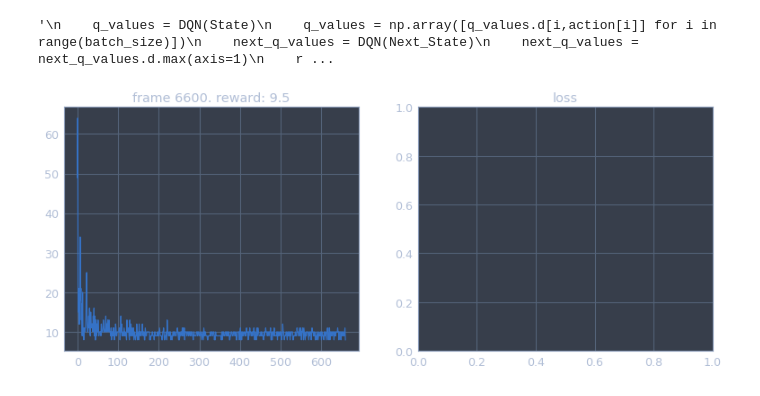
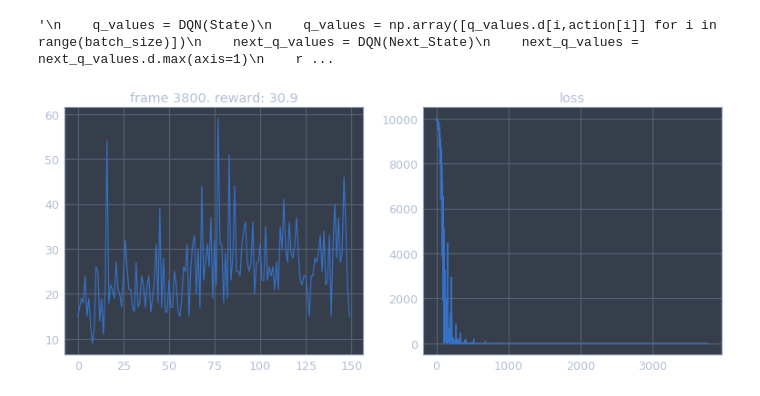
Before and after one commit to kinopiiiii/NNabla_RL, a Jupyter notebook: dqn_nnabla.ipynb, the cells around one changed output. Cells and saved outputs as stored; diff of their text form; code cells hidden in the pictures.

```diff
--- a/dqn_nnabla.ipynb
+++ b/dqn_nnabla.ipynb
@@ -101,12 +101,10 @@ def DQN(state):
 
 def act(state, epsilon):
     if random.random() > epsilon:
-        State = nn.Variable([state_size, state_num])
         State.d = state
-        q_value = DQN(State)
-        action  = np.argmax(q_value.d)
-        print("q_value.d",q_value.d)
-#        print("action:",action)
+        Q.forward()
+        action  = np.argmax(Q.d)
+#        print("q_value.d",Q.d[0])
     else:
         action = random.randrange(action_num)
     return action
@@ -170,5 +169,6 @@ loss = F.squared_error(Q, t)
 # %%
 def compute_td_loss(batch_size):
+    global State, Q, t, loss
     #リプレイサンプル
     state, action, reward, next_state, done = replay_buffer.sample(batch_size)
     #変数代入
@@ -181,9 +181,9 @@ def compute_td_loss(batch_size):
     solver.update()
 #    print("DQN_loss",loss.d)
 #    Q = DQN(State)
-    print("Q1 :",Q.d)
-    Q.forward()
-    print("Q2 :",Q.d)
+#    print("Q1 :",Q.d)
+#    Q.forward()
+#    print("Q2 :",Q.d)
     return loss
 """
     q_values = DQN(State)
@@ -213,31 +213,28 @@ def plot(frame, rewards, losses):
     plt.plot(rewards)
     plt.subplot(132)
     plt.title('loss')
-#    plt.plot(losses)
+    plt.plot(losses)
     plt.show()
 # %%
 state = env.reset()
 nn.clear_parameters()
 for frame in range(1, max_frames):
     epsilon = epsilon_by_frame(frame)
     action = act(state, epsilon)
     next_state, reward, done, _ = env.step(action)
     replay_buffer.push(state, action, reward, next_state, done)
     state = next_state
     episode_reward += reward
-#    print(state,frame)
 #    env.render()
     if done:
-#        print("done")
         state = env.reset()
         overall_rewards.append(episode_reward)
         episode_reward = 0
 
     if len(replay_buffer) > batch_size:
         loss = compute_td_loss(batch_size)
-#        losses.append(loss.data[0])
-#        print(loss.data[0])
+        losses.append(np.average(loss.d[0]))
     if frame % 200 == 0:
         plot(frame, overall_rewards, losses)
 # %% [output]
-[figure, old version]
+[figure, new version]
```
Also changed, not shown: parts of 6 cells of this notebook.
